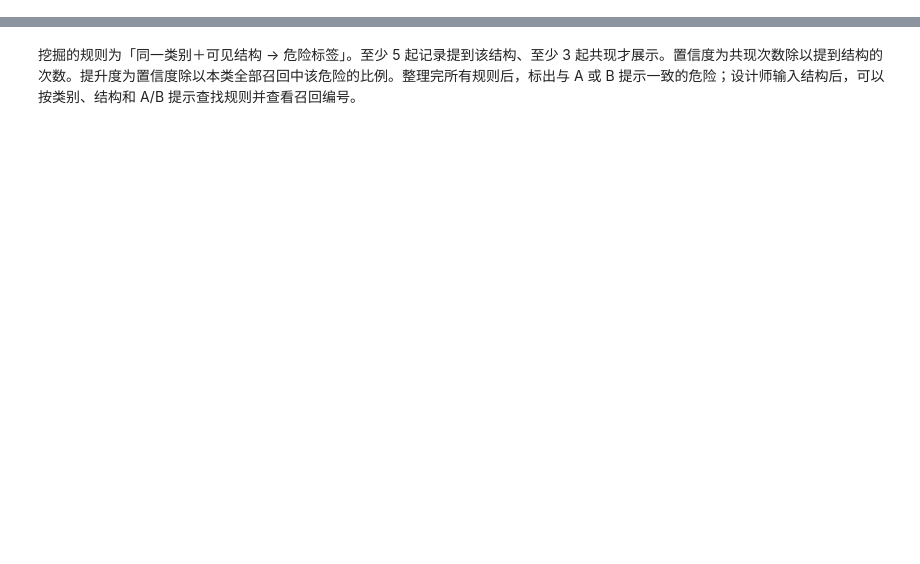
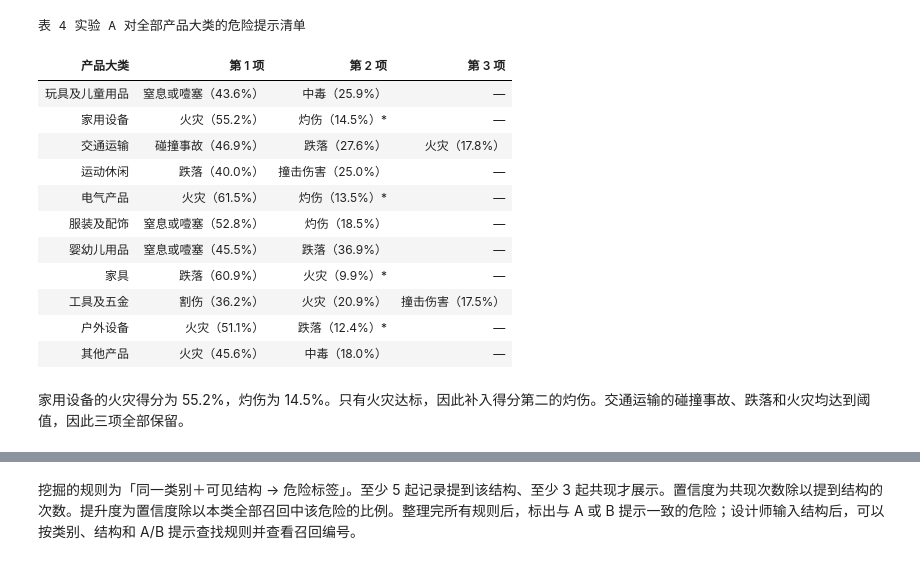
Before and after one commit to Wayne-git802/DM-project, a Jupyter notebook: 全量召回数据_实验AB中文报告.ipynb, the cells around one changed output, grey strips where cells are left out. Drawn from its saved outputs; the diff is of its cells as text; code cells hidden in the pictures; blank space fills up the shorter version.

```diff
--- a/全量召回数据_实验AB中文报告.ipynb
+++ b/全量召回数据_实验AB中文报告.ipynb
@@ -475,0 +258,25 @@ RECALL-MM 的 `visual_product_description` 由模型根据产品图像生成[1]
+# %%
+def threshold_curve(early, labels):
+    training = [case for case in early if case["year"] <= 2013]
+    calibration = partition(training)
+    validation = [case for case in early if case["year"] >= 2014]
+    prior = Counter(h for hazards in hazards_per_recall(training).values() for h in hazards)
+    scores = {t: hazard_rates(cases, labels) for t, cases in calibration.items()}
+    curve = []
+    for value in range(10, 36, 5):
+        threshold = Fraction(value, 100)
+        predictions = {t: choose(score, prior, threshold)[0] for t, score in scores.items()}
+        metrics = measure(validation, predictions, labels)
+        curve.append({"threshold": float(threshold), **{
+            key: metrics[key] for key in ("n", "f1", "precision", "recall", "average_prompts")
+        }})
+    return curve
+
+curve = threshold_curve(early, labels)
+selected = max(curve, key=lambda r: (r["f1"], -r["average_prompts"], -r["threshold"]))
+THRESHOLD = Fraction(str(selected["threshold"]))
+assert THRESHOLD == Fraction(15, 100)
+
+show_table('表 2  阈值备选方案的比较（2014–2018 年）', ['候选阈值', '平均提示数', '精确率', '召回率', 'micro-F1'],
+           [(f"{r['threshold']:.2f}", f"{r['average_prompts']:.2f}", f"{r['precision']:.1%}",
+             f"{r['recall']:.1%}", f"{r['f1']:.3f}") for r in curve])
@@ -475,0 +395,33 @@ RECALL-MM 的 `visual_product_description` 由模型根据产品图像生成[1]
+# %%
+rates = {t: hazard_rates(groups[t], labels) for t in categories}
+
+hazards_by_id = hazards_per_recall(early)
+prior = Counter(h for values in hazards_by_id.values() for h in values)
+global_rates = {h: Fraction(prior[h], len(hazards_by_id)) for h in labels}
+
+alerts_a = {t: choose(rates[t], prior, THRESHOLD)[0] for t in categories}
+alert_rows = []
+for t in sorted(categories, key=lambda t: -len(groups[t])):
+    prompts = [f"{HAZARD_NAMES[h]}（{float(rates[t][h]):.1%}）" + ("*" if rates[t][h] < THRESHOLD else "")
+               for h in alerts_a[t]]
+    alert_rows.append([CATEGORY_NAMES[t], *prompts])
+width = max(len(row) for row in alert_rows)
+show_table("表 4  实验 A 对全部产品大类的危险提示清单",
+           ["产品大类"] + [f"第 {i} 项" for i in range(1, width)],
+           [row + ["—"] * (width - len(row)) for row in alert_rows])
+# %% [output]
+表 4 实验 A 对全部产品大类的危险提示清单
+| 产品大类 | 第 1 项 | 第 2 项 | 第 3 项 |
+| 玩具及儿童用品 | 窒息或噎塞（43.6%） | 中毒（25.9%） | — |
+| 家用设备 | 火灾（55.2%） | 灼伤（14.5%）* | — |
+| 交通运输 | 碰撞事故（46.9%） | 跌落（27.6%） | 火灾（17.8%） |
+| 运动休闲 | 跌落（40.0%） | 撞击伤害（25.0%） | — |
+| 电气产品 | 火灾（61.5%） | 灼伤（13.5%）* | — |
+| 服装及配饰 | 窒息或噎塞（52.8%） | 灼伤（18.5%） | — |
+| 婴幼儿用品 | 窒息或噎塞（45.5%） | 跌落（36.9%） | — |
+| 家具 | 跌落（60.9%） | 火灾（9.9%）* | — |
+| 工具及五金 | 割伤（36.2%） | 火灾（20.9%） | 撞击伤害（17.5%） |
+| 户外设备 | 火灾（51.1%） | 跌落（12.4%）* | — |
+| 其他产品 | 火灾（45.6%） | 中毒（18.0%） | — |
+# %% [markdown]
+家用设备的火灾得分为 55.2%，灼伤为 14.5%。只有火灾达标，因此补入得分第二的灼伤。交通运输的碰撞事故、跌落和火灾均达到阈值，因此三项全部保留。
```
Also changed, not shown: parts of 180 cells of this notebook, 1 other file.
